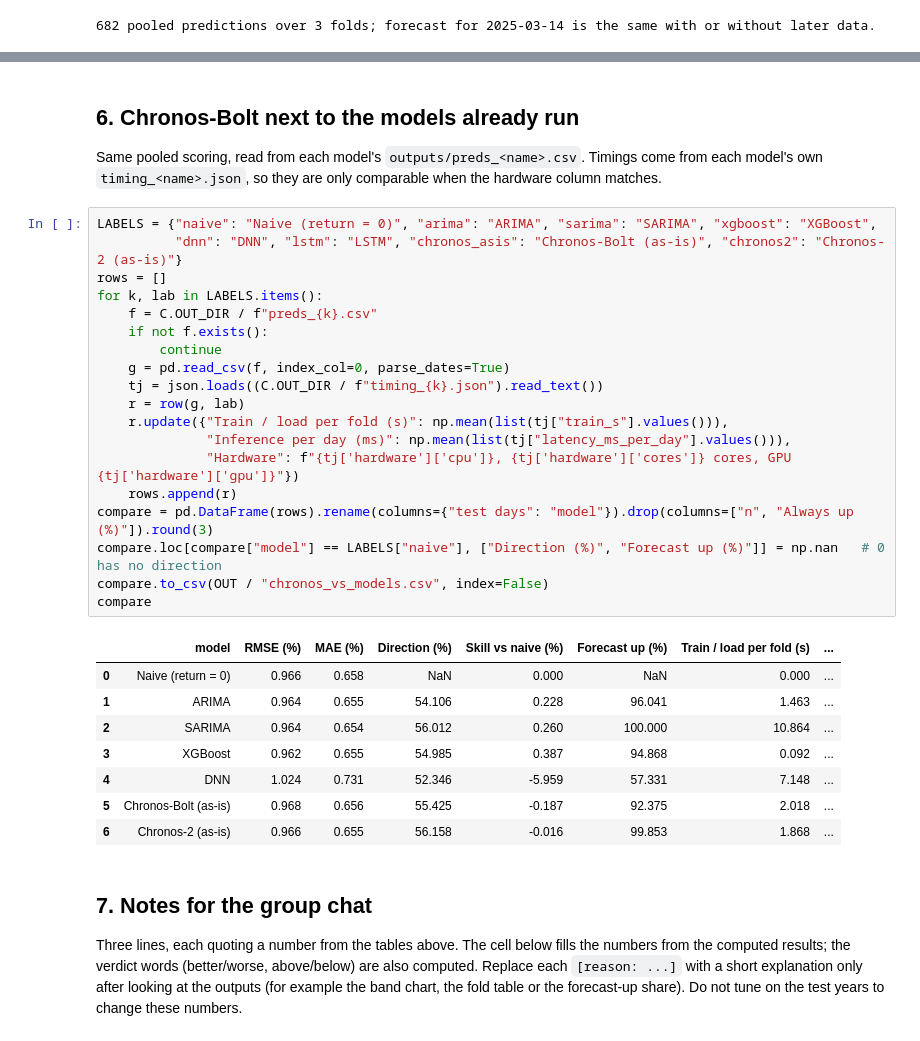
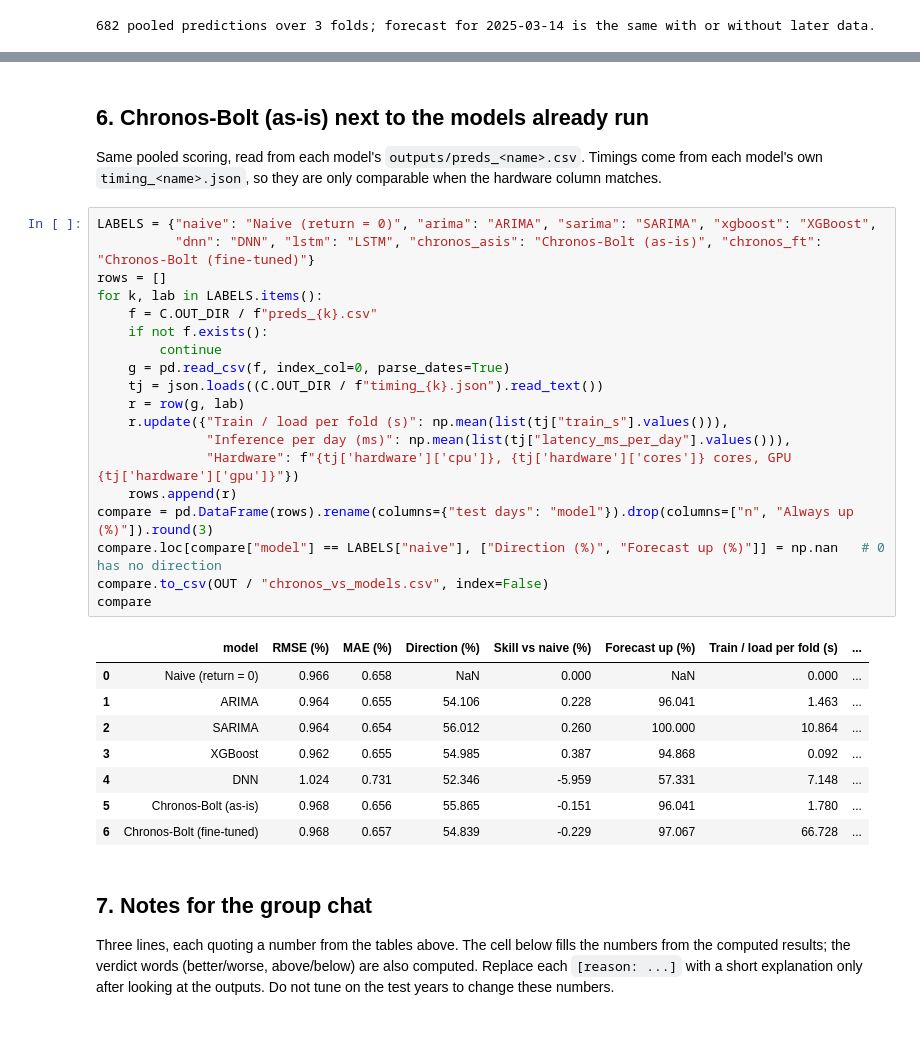
Before and after one commit to luuuneytunes12/mla_finX, a Jupyter notebook: notebooks/model_chronos.ipynb, the cells around one changed output, grey strips where cells are left out. Cells and saved outputs as stored; diff of their text form.

```diff
--- a/notebooks/model_chronos.ipynb
+++ b/notebooks/model_chronos.ipynb
@@ -188,41 +194,40 @@ Load time per fold: 2.02 s   Inference per day: 149.14 ms   Hardware: {'cpu': 'A
 # %% [markdown]
-## 6. Chronos-Bolt next to the models already run
+## 6. Chronos-Bolt (as-is) next to the models already run
 Same pooled scoring, read from each model's `outputs/preds_<name>.csv`. Timings come from each model's own
 `timing_<name>.json`, so they are only comparable when the hardware column matches.
 # %%
 LABELS = {"naive": "Naive (return = 0)", "arima": "ARIMA", "sarima": "SARIMA", "xgboost": "XGBoost",
-          "dnn": "DNN", "lstm": "LSTM", "chronos_asis": "Chronos-Bolt (as-is)", "chronos2": "Chronos-2 (as-is)"}
+          "dnn": "DNN", "lstm": "LSTM", "chronos_asis": "Chronos-Bolt (as-is)", "chronos_ft": "Chronos-Bolt (fine-tuned)"}
 rows = []
 for k, lab in LABELS.items():
     f = C.OUT_DIR / f"preds_{k}.csv"
     if not f.exists():
         continue
     g = pd.read_csv(f, index_col=0, parse_dates=True)
     tj = json.loads((C.OUT_DIR / f"timing_{k}.json").read_text())
     r = row(g, lab)
     r.update({"Train / load per fold (s)": np.mean(list(tj["train_s"].values())),
               "Inference per day (ms)": np.mean(list(tj["latency_ms_per_day"].values())),
               "Hardware": f"{tj['hardware']['cpu']}, {tj['hardware']['cores']} cores, GPU {tj['hardware']['gpu']}"})
     rows.append(r)
 compare = pd.DataFrame(rows).rename(columns={"test days": "model"}).drop(columns=["n", "Always up (%)"]).round(3)
 compare.loc[compare["model"] == LABELS["naive"], ["Direction (%)", "Forecast up (%)"]] = np.nan   # 0 has no direction
 compare.to_csv(OUT / "chronos_vs_models.csv", index=False)
 compare
 # %% [output]
 |  | model | RMSE (%) | MAE (%) | Direction (%) | Skill vs naive (%) | Forecast up (%) | Train / load per fold (s) | ... |
 | 0 | Naive (return = 0) | 0.966 | 0.658 | NaN | 0.000 | NaN | 0.000 | ... |
 | 1 | ARIMA | 0.964 | 0.655 | 54.106 | 0.228 | 96.041 | 1.463 | ... |
 | 2 | SARIMA | 0.964 | 0.654 | 56.012 | 0.260 | 100.000 | 10.864 | ... |
 | 3 | XGBoost | 0.962 | 0.655 | 54.985 | 0.387 | 94.868 | 0.092 | ... |
 | 4 | DNN | 1.024 | 0.731 | 52.346 | -5.959 | 57.331 | 7.148 | ... |
-| 5 | Chronos-Bolt (as-is) | 0.968 | 0.656 | 55.425 | -0.187 | 92.375 | 2.018 | ... |
-| 6 | Chronos-2 (as-is) | 0.966 | 0.655 | 56.158 | -0.016 | 99.853 | 1.868 | ... |
+| 5 | Chronos-Bolt (as-is) | 0.968 | 0.656 | 55.865 | -0.151 | 96.041 | 1.780 | ... |
+| 6 | Chronos-Bolt (fine-tuned) | 0.968 | 0.657 | 54.839 | -0.229 | 97.067 | 66.728 | ... |
 # %% [markdown]
 ## 7. Notes for the group chat
 Three lines, each quoting a number from the tables above. The cell below fills the numbers from the computed results;
 the verdict words (better/worse, above/below) are also computed. Replace each `[reason: ...]` with a short explanation
-only after looking at the outputs (for example the band chart, the fold table or the forecast-up share).
-Do not tune on the test years to change these numbers.
+only after looking at the outputs. Do not tune on the test years to change these numbers.
 # %%
 s = scores.iloc[0]
 f = scores.iloc[1:].set_index("test days")
```
Also changed, not shown: parts of 11 cells of this notebook, 37 other files.
